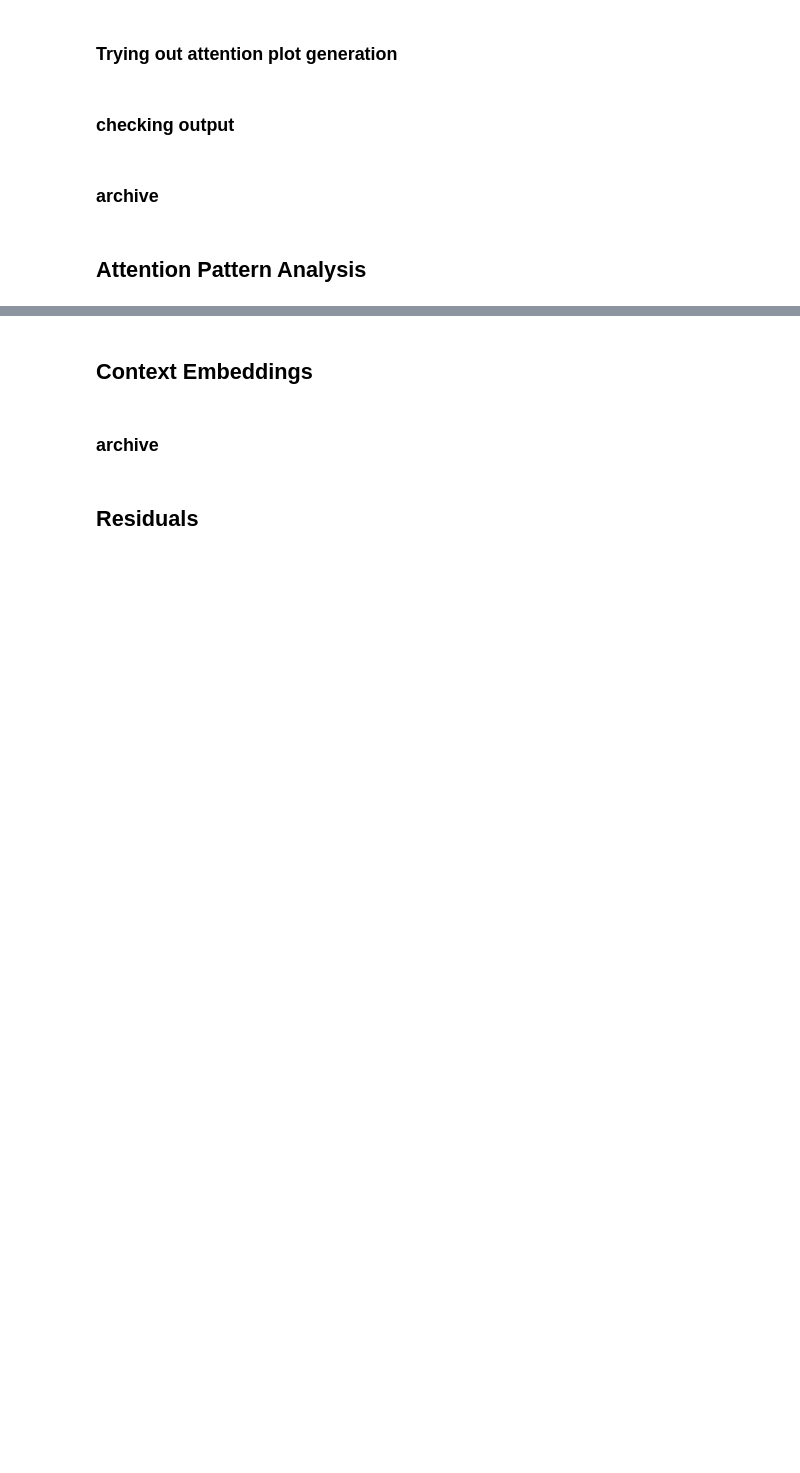
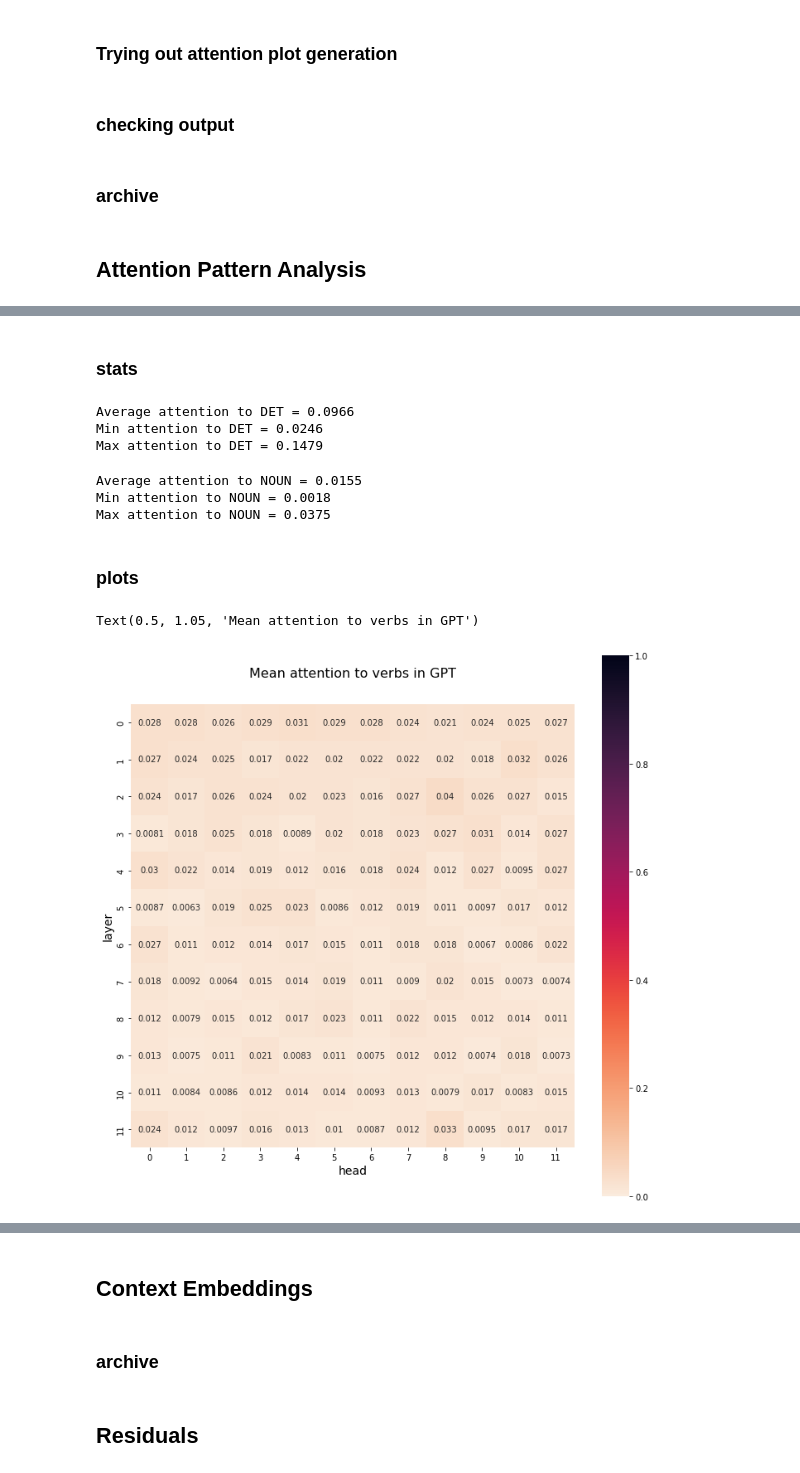
Before and after one commit to catherinesyeh/attention-exploration, a Jupyter notebook: attention.ipynb, the cells around one changed output, grey strips where cells are left out. Drawn from its saved outputs; the diff is of its cells as text; code cells hidden in the pictures; blank space fills up the shorter version.

```diff
--- a/attention.ipynb
+++ b/attention.ipynb
@@ -935,0 +1263,40 @@ print(len(positions))
+# %%
+### define some variables
+tag_attn = []
+
+for layer in range(12):
+    for head in range(12):
+        attn = attention[layer][head]
+
+        # organize by head
+        head_tag = []
+
+        for i in range(num_sent):
+            offset = sent_offset[i]
+            if i == num_sent - 1:
+                sent_end = len(attn)
+            else:
+                sent_end = sent_offset[i + 1]
+
+            sent_attn = attn[offset:sent_end]
+            sent_tag = tag_indices[i]
+
+            if len(sent_tag) == 0:
+                # skip if no relevant tokens in sentence
+                continue
+
+            # now add attentions
+            for a in sent_attn:
+                for t in sent_tag:
+                    head_tag.append(a[t])
+        tag_attn.append(head_tag)
+# %%
+tag_avgs = []
+
+for i in range(len(tag_attn)):
+    head_tag = tag_attn[i]
+
+    # find means
+    tag_mean = sum(head_tag) / len(head_tag)
+
+    tag_avgs.append(tag_mean)
@@ -987,3 +1487,5 @@ for i in range(len(next_attn)):
+# %% [markdown]
+### stats
 # %%
 def print_stats(means, pattern):
     avg_mean = sum(means) / len(means)
@@ -994,17 +1496,39 @@ def print_stats(means, pattern):
     print("Max attention to {} = {:.4f}".format(pattern, max_mean))
     print("\n")
 # %%
-print_stats(self_avgs, "self")
-print_stats(prev_avgs, "prev")
-print_stats(next_avgs, "next")
+# print_stats(self_avgs, "self")
+# print_stats(prev_avgs, "prev")
+# print_stats(next_avgs, "next")
+# print_stats(first_avgs, "first")
+# print_stats(last_avgs, "last")
+
+# print_stats(num_avgs, "numbers")
+# print_stats(punct_avgs, "punctuation")
+
+print_stats(tag_avgs, tag)
+# %% [output]
+Average attention to DET = 0.0966
+Min attention to DET = 0.0246
+Max attention to DET = 0.1479
+# %%
+print_stats(bert_tag_avgs, tag)
+# %% [output]
+Average attention to NOUN = 0.0155
+Min attention to NOUN = 0.0018
+Max attention to NOUN = 0.0375
+# %% [markdown]
+### plots
 # %%
 # plot heatmap for self attention
-norms_reshape = np.reshape(self_avgs, (12, 12))
+norms_reshape = np.reshape(tag_avgs, (12, 12))
 fig, axs = plt.subplots(ncols=1)
 fig.set_size_inches(12, 12)
 sns.heatmap(norms_reshape, annot=True, square=True, cmap = sns.cm.rocket_r, vmin=0, vmax=1)
 axs.set_xlabel('head', fontsize=14)
 axs.set_ylabel('layer', fontsize=14)
-axs.set_title('Mean attention to self in BERT', fontsize=16, y=1.05)
+axs.set_title('Mean attention to verbs in GPT', fontsize=16, y=1.05)
+# %% [output]
+Text(0.5, 1.05, 'Mean attention to verbs in GPT')
+[figure, added]
 # %%
 # plot heatmap for previous attention
```
Also changed, not shown: parts of 65 cells of this notebook, 1 other file.
